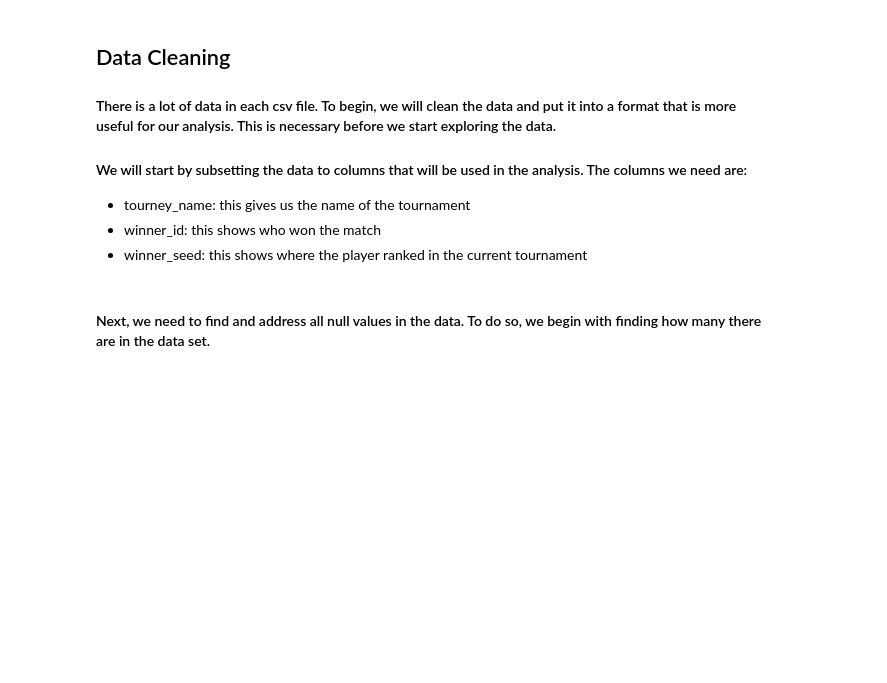
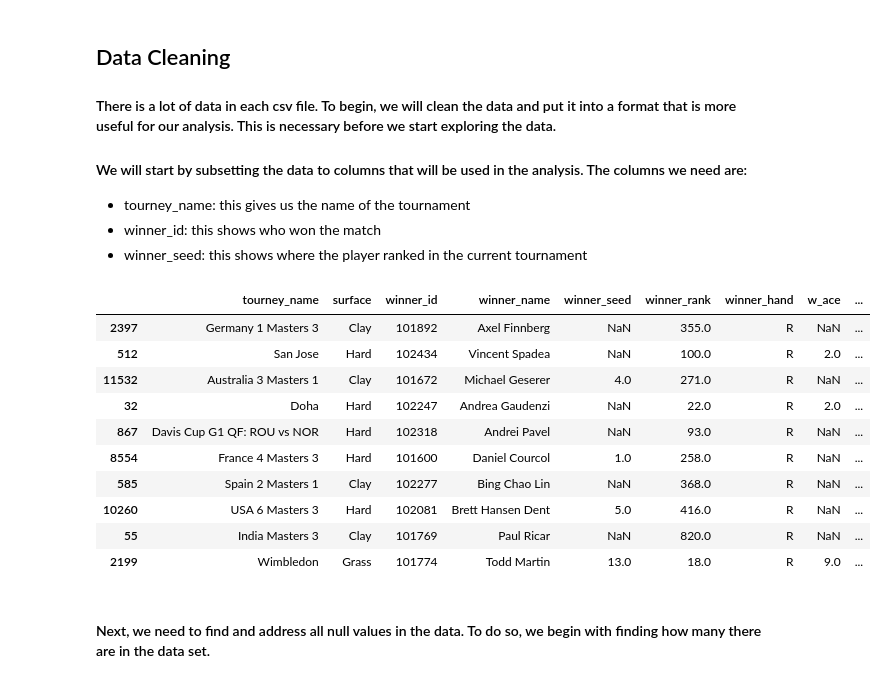
Before and after one commit to spencer130/COMP4447_FinalProject, a Jupyter notebook: FinalProject_Tennis.ipynb, the cells around one changed output. Cells and saved outputs as stored; diff of their text form; code cells hidden in the pictures; blank space fills up the shorter version.

```diff
--- a/FinalProject_Tennis.ipynb
+++ b/FinalProject_Tennis.ipynb
@@ -63,8 +76,20 @@ tennis_df.sample(10)
 # %%
 #Subset the data
 
-tennis_df_subset = tennis_df[['tourney_name', 'surface', 'winner_id', 'winner_name', 'winner_seed', 'winner_rank', 'winner_hand', 'w_ace', 'winner_age', 'loser_id', 'loser_name', 'loser_rank', 'loser_seed', 'loser_hand', 'year']].copy()
+tennis_df_subset = tennis_df[['tourney_name', 'surface', 'winner_id', 'winner_name', 'winner_seed', 'winner_rank', 'winner_hand', 'w_ace', 'winner_age', 'loser_id', 'loser_name', 'loser_rank', 'loser_seed', 'loser_hand', 'l_ace', 'year']].copy()
 tennis_df_subset.sample(10)
+# %% [output]
+|  | tourney_name | surface | winner_id | winner_name | winner_seed | winner_rank | winner_hand | w_ace | ... |
+| 2397 | Germany 1 Masters 3 | Clay | 101892 | Axel Finnberg | NaN | 355.0 | R | NaN | ... |
+| 512 | San Jose | Hard | 102434 | Vincent Spadea | NaN | 100.0 | R | 2.0 | ... |
+| 11532 | Australia 3 Masters 1 | Clay | 101672 | Michael Geserer | 4.0 | 271.0 | R | NaN | ... |
+| 32 | Doha | Hard | 102247 | Andrea Gaudenzi | NaN | 22.0 | R | 2.0 | ... |
+| 867 | Davis Cup G1 QF: ROU vs NOR | Hard | 102318 | Andrei Pavel | NaN | 93.0 | R | NaN | ... |
+| 8554 | France 4 Masters 3 | Hard | 101600 | Daniel Courcol | 1.0 | 258.0 | R | NaN | ... |
+| 585 | Spain 2 Masters 1 | Clay | 102277 | Bing Chao Lin | NaN | 368.0 | R | NaN | ... |
+| 10260 | USA 6 Masters 3 | Hard | 102081 | Brett Hansen Dent | 5.0 | 416.0 | R | NaN | ... |
+| 55 | India Masters 3 | Clay | 101769 | Paul Ricar | NaN | 820.0 | R | NaN | ... |
+| 2199 | Wimbledon | Grass | 101774 | Todd Martin | 13.0 | 18.0 | R | 9.0 | ... |
 # %% [markdown]
 #### Next, we need to find and address all null values in the data. To do so, we begin with finding how many there are in the data set.
 # %%
```
Also changed, not shown: parts of 19 cells of this notebook.
